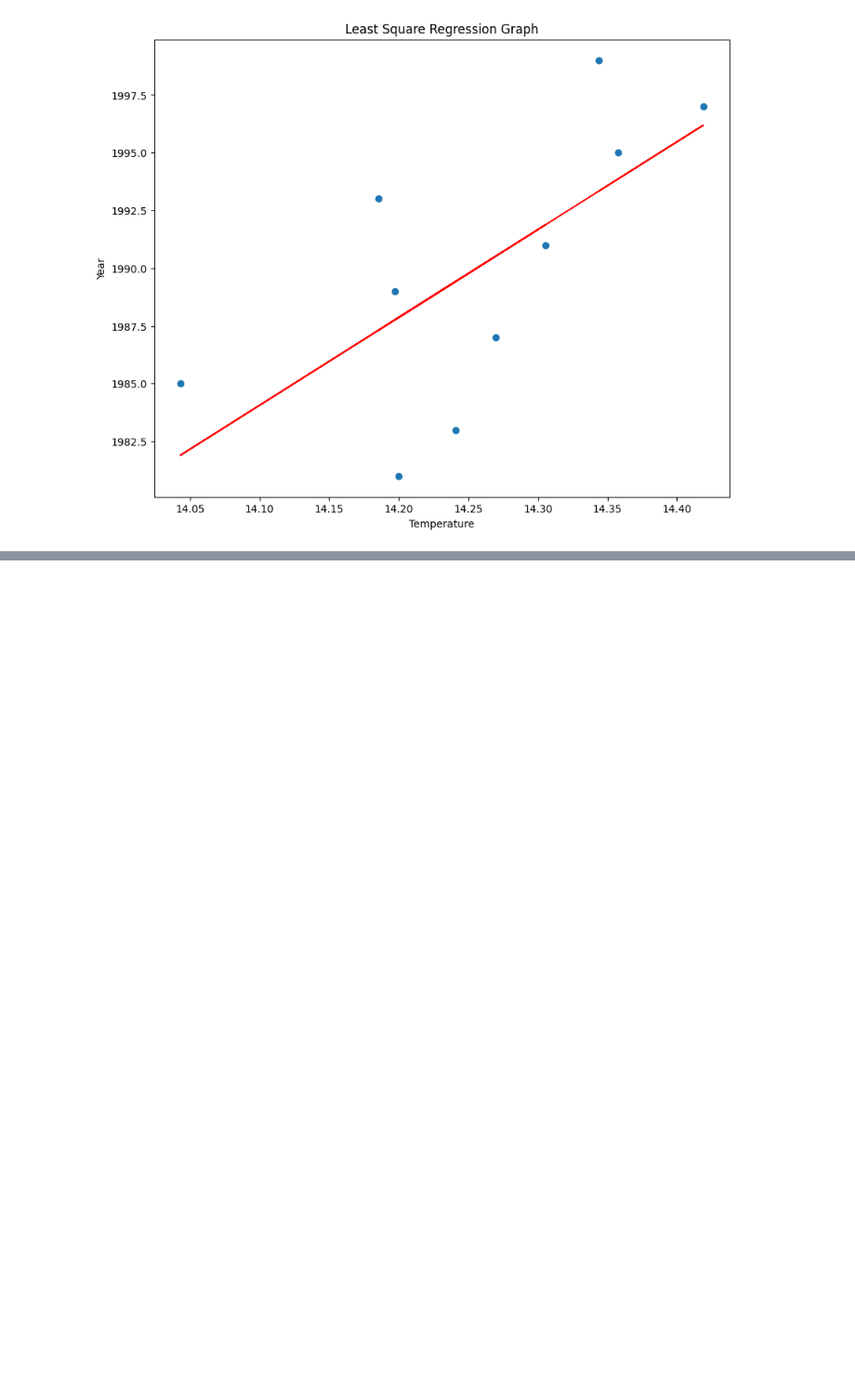
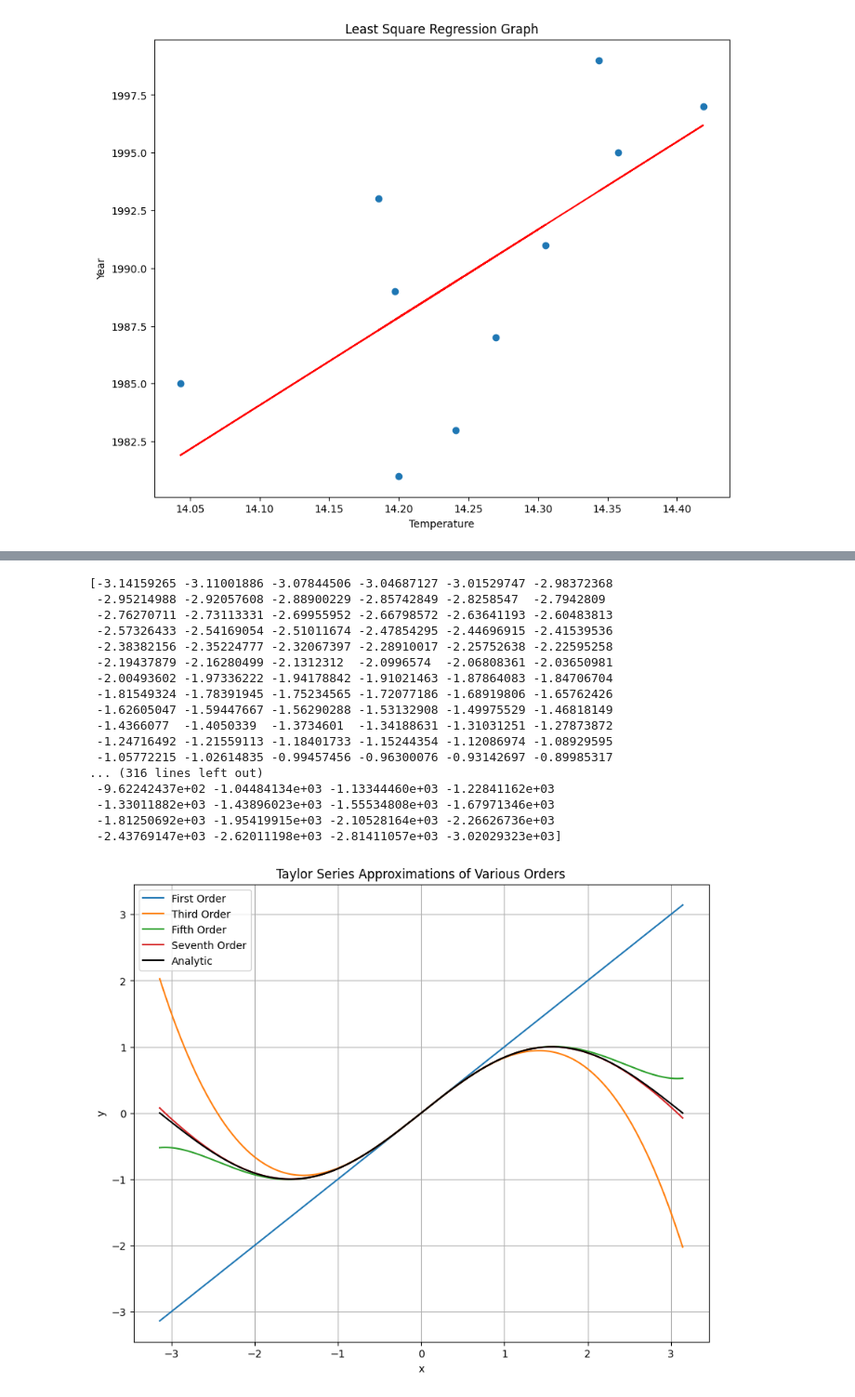
Before and after one commit to achrip/aol-projects, a Jupyter notebook: sci-comp/myAol.sync.ipynb, the cells around one changed output, grey strips where cells are left out. Shown: that part at 93% size. Saved outputs shown, nothing was run; the diff lists cells and outputs as text; code cells hidden in the pictures; blank space fills up the shorter version.

```diff
--- a/sci-comp/myAol.sync.ipynb
+++ b/sci-comp/myAol.sync.ipynb
@@ -167,0 +187,41 @@ plt.show()
+# %%
+# Python Script
+
+# taylor expansion of sin(x)
+x = np.linspace (-np.pi, np.pi, 200)
+y = np.zeros(len(x))
+
+labels = ['First Order', 'Third Order', 'Fifth Order', 'Seventh Order']
+
+plt.figure(figsize=(10,8))
+for n, label in zip(range(4), labels):
+    y = y + ((-1)**n * (x)**(2*n+1)) / np.math.factorial(2*n+1)
+    print(f"{y} + {(-1)**n * x**(2*n+1)}")
+    plt.plot(x, y, label = label)
+
+plt.plot(x, np.sin(x), 'k', label = 'Analytic')
+plt.grid()
+plt.title('Taylor Series Approximations of Various Orders')
+plt.xlabel('x')
+plt.ylabel('y')
+plt.legend()
+plt.show()
+# %% [output]
+[-3.14159265 -3.11001886 -3.07844506 -3.04687127 -3.01529747 -2.98372368
+ -2.95214988 -2.92057608 -2.88900229 -2.85742849 -2.8258547  -2.7942809
+ -2.76270711 -2.73113331 -2.69955952 -2.66798572 -2.63641193 -2.60483813
+ -2.57326433 -2.54169054 -2.51011674 -2.47854295 -2.44696915 -2.41539536
+ -2.38382156 -2.35224777 -2.32067397 -2.28910017 -2.25752638 -2.22595258
+ -2.19437879 -2.16280499 -2.1312312  -2.0996574  -2.06808361 -2.03650981
+ -2.00493602 -1.97336222 -1.94178842 -1.91021463 -1.87864083 -1.84706704
+ -1.81549324 -1.78391945 -1.75234565 -1.72077186 -1.68919806 -1.65762426
+ -1.62605047 -1.59447667 -1.56290288 -1.53132908 -1.49975529 -1.46818149
+ -1.4366077  -1.4050339  -1.3734601  -1.34188631 -1.31031251 -1.27873872
+ -1.24716492 -1.21559113 -1.18401733 -1.15244354 -1.12086974 -1.08929595
+ -1.05772215 -1.02614835 -0.99457456 -0.96300076 -0.93142697 -0.89985317
+... (316 lines left out)
+ -9.62242437e+02 -1.04484134e+03 -1.13344460e+03 -1.22841162e+03
+ -1.33011882e+03 -1.43896023e+03 -1.55534808e+03 -1.67971346e+03
+ -1.81250692e+03 -1.95419915e+03 -2.10528164e+03 -2.26626736e+03
+ -2.43769147e+03 -2.62011198e+03 -2.81411057e+03 -3.02029323e+03]
+[figure, added]
```
Also changed, not shown: parts of 11 cells of this notebook, 1 other file.
